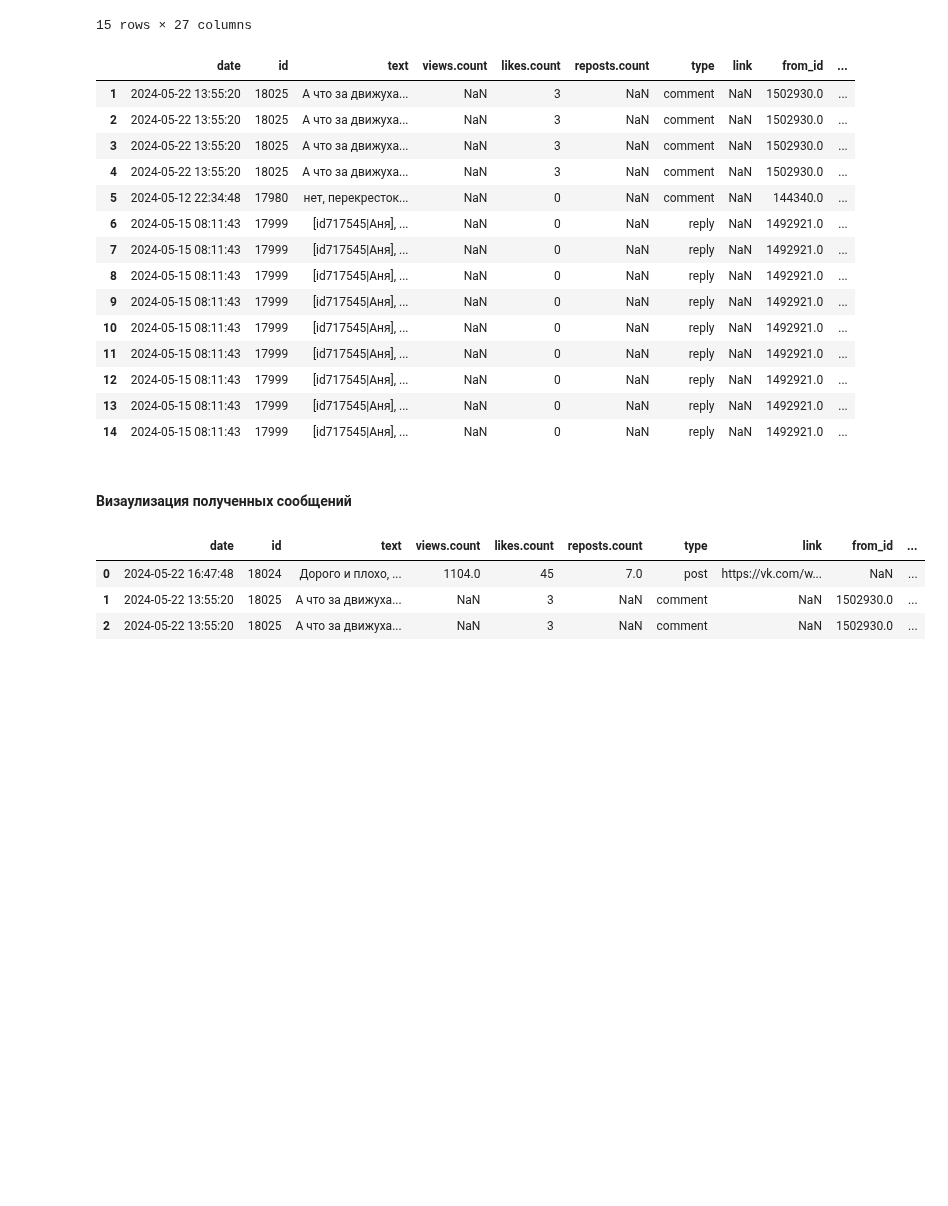
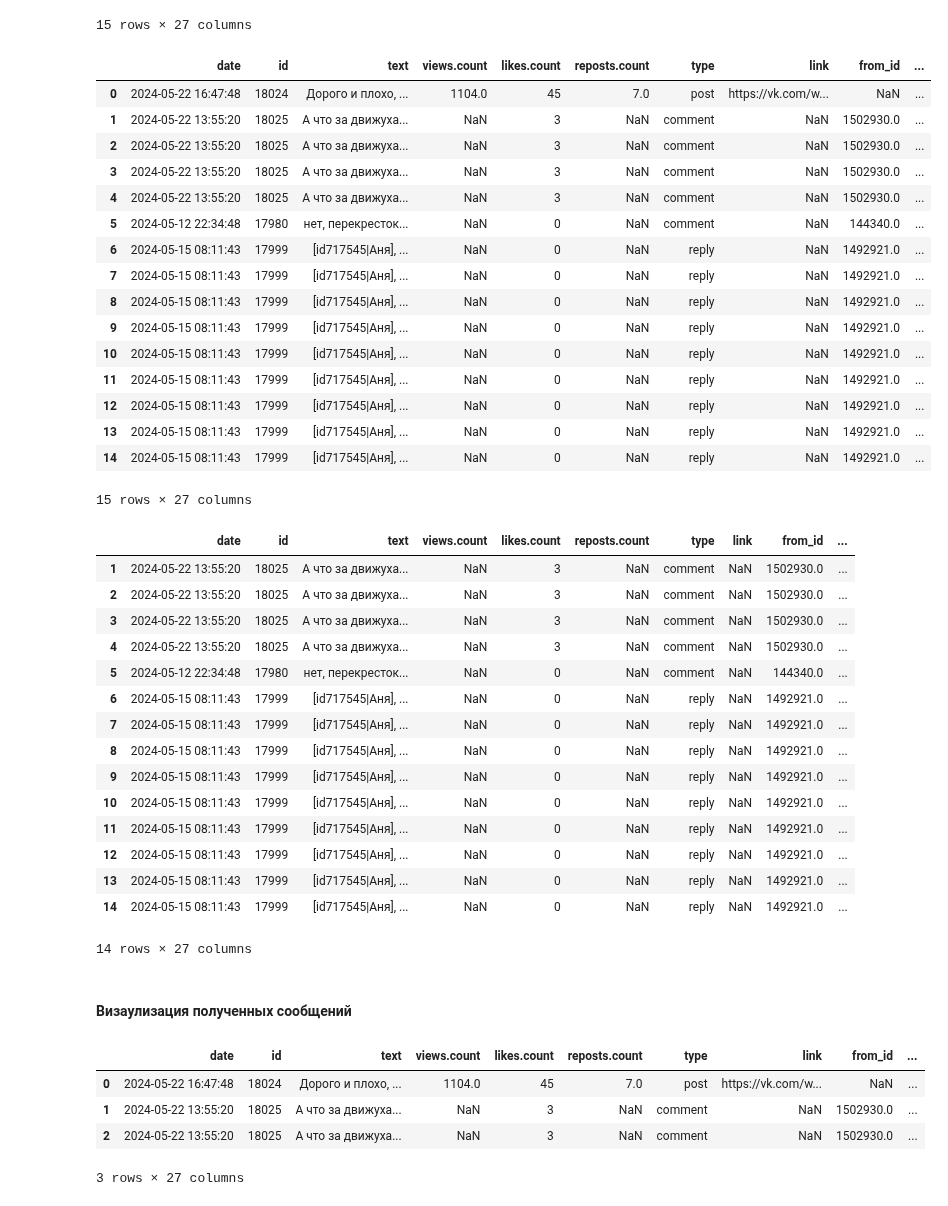
Before and after one commit to Sandrro/sloyka, a Jupyter notebook: examples/geocoder_example.ipynb, the cells around one changed output. Cells and saved outputs as stored; diff of their text form; code cells hidden in the pictures; blank space fills up the shorter version.

Commit message:
Geocoder, data_getter fix, constants update

```diff
--- a/examples/geocoder_example.ipynb
+++ b/examples/geocoder_example.ipynb
@@ -27,9 +20,7 @@ https://nalepae.github.io/pandarallel/troubleshooting/
 # %% [markdown]
 #### Загрузка данных
 # %%
-import pandas as pd
-
-df = pd.read_csv('F:\Рабочий стол\ИТМО\NIRMA\comments.csv')
+df = pd.read_csv('F:/Рабочий стол/ИТМО/NIRMA/comments.csv')
 # %%
 df.head()
 # %% [output]
@@ -62,5 +53,5 @@ Name: 25, dtype: object
 # %% [markdown]
 #### Запуск геолокатора со встроенным геокодером
 # %%
-result = Geocoder().run(osm_id = 338635, tags = {"admin_level": ["8"]}, date = "2024-04-22T00:00:00Z", df=df, text_column='text')
+result = Geocoder().run(osm_id = 338635, tags = {"admin_level": ["8"]}, date = "2024-04-22T00:00:00Z", df=df, text_column='text', group_column = "group_name")
 # %% [output]
@@ -101,10 +124,29 @@ result
 # %%
 result.to_file('ruina.geojson')
 # %%
-pd.set_option('display.max_columns', None)
 pd.set_option('display.max_colwidth', 20)
 pd.reset_option('display.width', 10)
 pd.set_option('display.width', 2000)
+# %%
+result
+# %% [output]
+|  | date | id | text | views.count | likes.count | reposts.count | type | link | from_id | ... |
+| 0 | 2024-05-22 16:47:48 | 18024 | Дорого и плохо, ... | 1104.0 | 45 | 7.0 | post | https://vk.com/w... | NaN | ... |
+| 1 | 2024-05-22 13:55:20 | 18025 | А что за движуха... | NaN | 3 | NaN | comment | NaN | 1502930.0 | ... |
+| 2 | 2024-05-22 13:55:20 | 18025 | А что за движуха... | NaN | 3 | NaN | comment | NaN | 1502930.0 | ... |
+| 3 | 2024-05-22 13:55:20 | 18025 | А что за движуха... | NaN | 3 | NaN | comment | NaN | 1502930.0 | ... |
+| 4 | 2024-05-22 13:55:20 | 18025 | А что за движуха... | NaN | 3 | NaN | comment | NaN | 1502930.0 | ... |
+| 5 | 2024-05-12 22:34:48 | 17980 | нет, перекресток... | NaN | 0 | NaN | comment | NaN | 144340.0 | ... |
+| 6 | 2024-05-15 08:11:43 | 17999 | [id717545|Аня], ... | NaN | 0 | NaN | reply | NaN | 1492921.0 | ... |
+| 7 | 2024-05-15 08:11:43 | 17999 | [id717545|Аня], ... | NaN | 0 | NaN | reply | NaN | 1492921.0 | ... |
+| 8 | 2024-05-15 08:11:43 | 17999 | [id717545|Аня], ... | NaN | 0 | NaN | reply | NaN | 1492921.0 | ... |
+| 9 | 2024-05-15 08:11:43 | 17999 | [id717545|Аня], ... | NaN | 0 | NaN | reply | NaN | 1492921.0 | ... |
+| 10 | 2024-05-15 08:11:43 | 17999 | [id717545|Аня], ... | NaN | 0 | NaN | reply | NaN | 1492921.0 | ... |
+| 11 | 2024-05-15 08:11:43 | 17999 | [id717545|Аня], ... | NaN | 0 | NaN | reply | NaN | 1492921.0 | ... |
+| 12 | 2024-05-15 08:11:43 | 17999 | [id717545|Аня], ... | NaN | 0 | NaN | reply | NaN | 1492921.0 | ... |
+| 13 | 2024-05-15 08:11:43 | 17999 | [id717545|Аня], ... | NaN | 0 | NaN | reply | NaN | 1492921.0 | ... |
+| 14 | 2024-05-15 08:11:43 | 17999 | [id717545|Аня], ... | NaN | 0 | NaN | reply | NaN | 1492921.0 | ... |
+15 rows × 27 columns
 # %%
 mask = (result.Score.isna())&(~result.Street.isna())
 result[mask]
@@ -125,6 +167,7 @@ result[mask]
 | 12 | 2024-05-15 08:11:43 | 17999 | [id717545|Аня], ... | NaN | 0 | NaN | reply | NaN | 1492921.0 | ... |
 | 13 | 2024-05-15 08:11:43 | 17999 | [id717545|Аня], ... | NaN | 0 | NaN | reply | NaN | 1492921.0 | ... |
 | 14 | 2024-05-15 08:11:43 | 17999 | [id717545|Аня], ... | NaN | 0 | NaN | reply | NaN | 1492921.0 | ... |
+14 rows × 27 columns
 # %% [markdown]
 #### Визаулизация полученных сообщений
 # %%
@@ -134,5 +177,6 @@ result.head(3)
 | 0 | 2024-05-22 16:47:48 | 18024 | Дорого и плохо, ... | 1104.0 | 45 | 7.0 | post | https://vk.com/w... | NaN | ... |
 | 1 | 2024-05-22 13:55:20 | 18025 | А что за движуха... | NaN | 3 | NaN | comment | NaN | 1502930.0 | ... |
 | 2 | 2024-05-22 13:55:20 | 18025 | А что за движуха... | NaN | 3 | NaN | comment | NaN | 1502930.0 | ... |
+3 rows × 27 columns
 # %%
 # result.explore()
```
Also changed, not shown: parts of 2 cells of this notebook, 4 other files.
